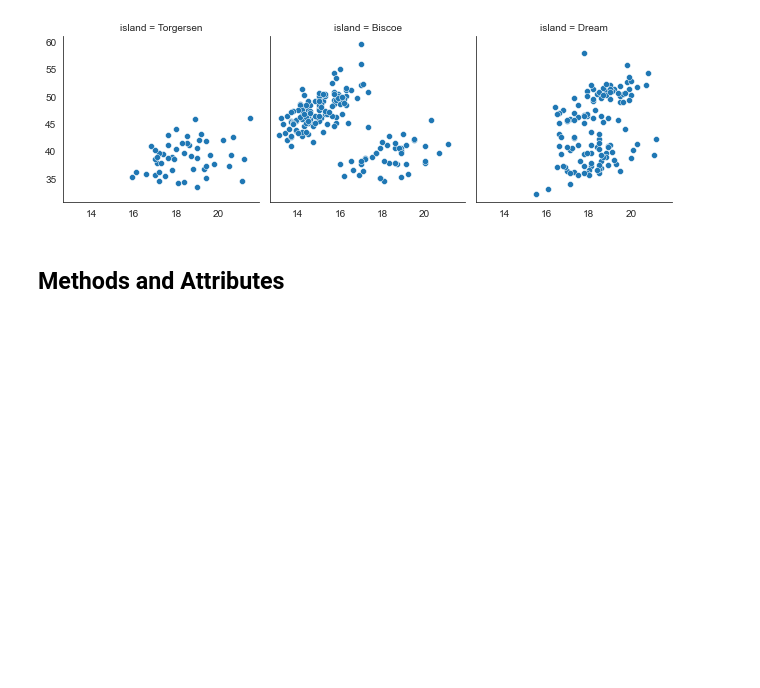
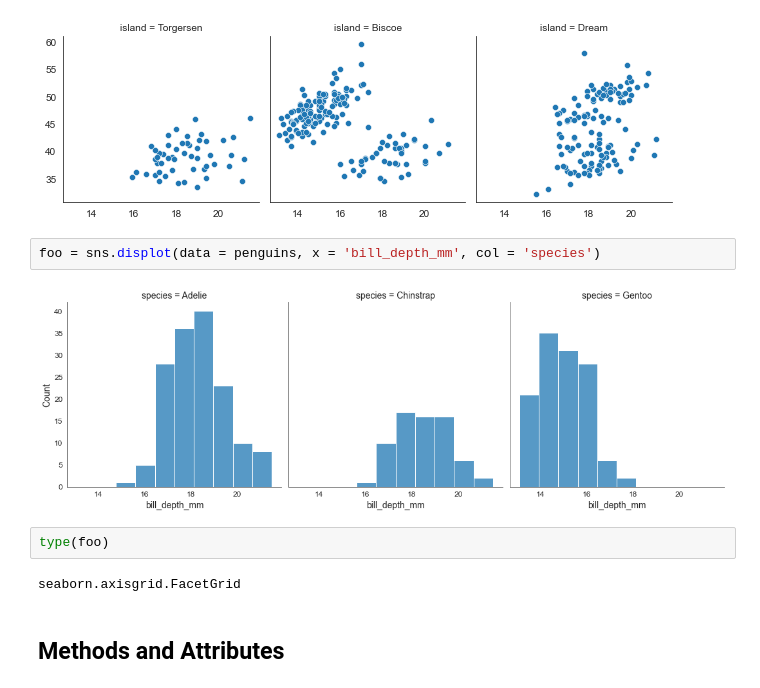
Before and after one commit to santarabantoosoo/Data-Analysis-NanoDegree, a Jupyter notebook: s7_univariate_bivariate_viz/Demos/detailed seaborn/16_FacetGrid.ipynb, the cells around one changed output. Cells and saved outputs as stored; diff of their text form; blank space fills up the shorter version.

```diff
--- a/s7_univariate_bivariate_viz/Demos/detailed seaborn/16_FacetGrid.ipynb
+++ b/s7_univariate_bivariate_viz/Demos/detailed seaborn/16_FacetGrid.ipynb
@@ -90,6 +91,14 @@ g = sns.FacetGrid(penguins, col='island')
 g.map_dataframe(sns.scatterplot, x='bill_depth_mm', y='bill_length_mm');
 # %% [output]
 [figure]
+# %%
+foo = sns.displot(data = penguins, x = 'bill_depth_mm', col = 'species')
+# %% [output]
+[figure, added]
+# %%
+type(foo)
+# %% [output]
+seaborn.axisgrid.FacetGrid
 # %% [markdown]
 ## Methods and Attributes
 # %%
```
Also changed, not shown: parts of 7 cells of this notebook, 4 other files.
